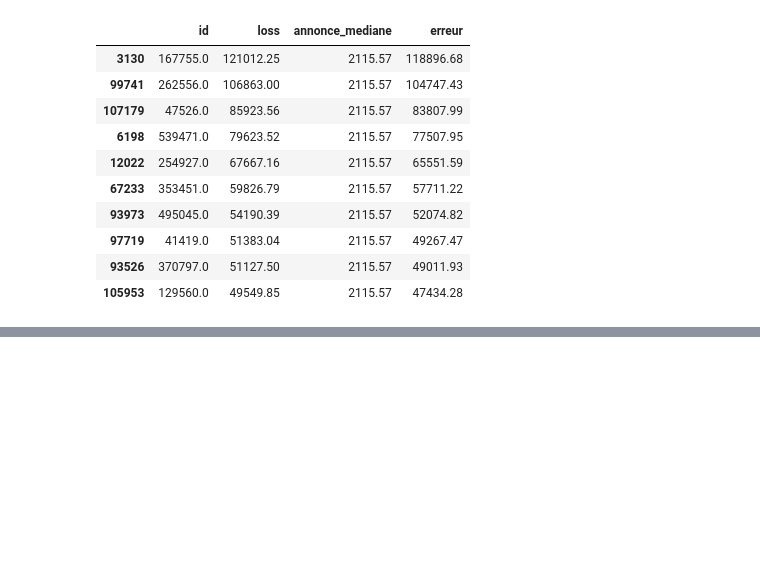
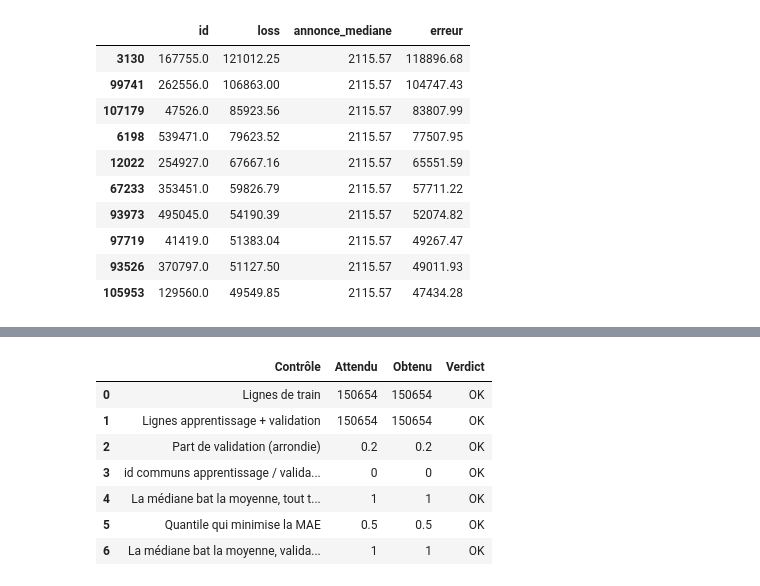
Before and after one commit to kankoufarhane-debug/projet_machine_learning, a Jupyter notebook: FANOU Précieux/04_plancher(1).ipynb, the cells around one changed output, grey strips where cells are left out. Drawn from its saved outputs; the diff is of its cells as text; code cells hidden in the pictures; blank space fills up the shorter version.

Commit message:
Ajout des notebooks Allstate et mise à jour du chargement

```diff
--- a/FANOU Précieux/04_plancher.ipynb
+++ b/FANOU Précieux/04_plancher(1).ipynb
@@ -343,0 +297,79 @@ ATTENTION : au moins un contrôle ne passe pas. Regarder la colonne Verdict.
+# %%
+# ── Ce que fait ce bloc : contrôles internes, puis comparaison avec l'énoncé ──
+quantile_minimal = float(meilleur["quantile"])                 # quantile qui minimise la MAE (bloc 4)
+ids_communs = len(set(app["id"]) & set(val["id"]))             # un id dans les deux parties = fuite
+
+def joli(v):
+    """Affiche 150654 plutôt que 150654.00, et 0.5 tel quel."""
+    return str(int(v)) if float(v).is_integer() else str(round(float(v), 2))
+
+# 1) Contrôles internes : ce qu'un calcul correct doit donner
+controles = [
+    ("Lignes de train",                                   150654, len(train)),
+    ("Lignes apprentissage + validation",                 150654, len(app) + len(val)),
+    ("Part de validation (arrondie)",                     0.2,    round(len(val) / len(train), 2)),
+    ("id communs apprentissage / validation",             0,      ids_communs),
+    ("La médiane bat la moyenne, tout train (1 = oui)",   1,      int(mae_mediane < mae_moyenne)),
+    ("Quantile qui minimise la MAE",                      0.5,    quantile_minimal),
+    ("La médiane bat la moyenne, validation (1 = oui)",   1,      int(mae_val_mediane < mae_val_moyenne)),
+]
+
+recap = pd.DataFrame(controles, columns=["Contrôle", "Attendu", "Obtenu"])
+recap["Verdict"] = recap.apply(
+    lambda ligne: "OK" if ligne["Obtenu"] == ligne["Attendu"] else "ATTENTION", axis=1
+)
+recap["Attendu"] = recap["Attendu"].map(joli)   # mise en forme APRES la comparaison
+recap["Obtenu"] = recap["Obtenu"].map(joli)
+display(recap)
+
+# 2) Comparaison avec l'énoncé : INFORMATION, pas de verdict forcé
+REF_ENONCE = 1807.09        # chiffre de l'énoncé, présenté comme la MAE de la moyenne
+ECART_ENONCE_PCT = 8.9      # écart moyenne / médiane annoncé par l'énoncé
+
+comparaison = pd.DataFrame({
+    "Quantité mesurée": ["MAE de la moyenne (tout train)", "MAE de la médiane (tout train)"],
+    "Valeur mesurée": [round(mae_moyenne, 2), round(mae_mediane, 2)],
+})
+comparaison["Chiffre de l'énoncé"] = REF_ENONCE
+comparaison["Écart (euros)"] = (comparaison["Valeur mesurée"] - REF_ENONCE).round(2)
+comparaison["Écart relatif (%)"] = ((comparaison["Valeur mesurée"] / REF_ENONCE - 1) * 100).round(1)
+display(comparaison)
+
+plus_proche = comparaison.loc[comparaison["Écart (euros)"].abs().idxmin(), "Quantité mesurée"]
+print("Quantité mesurée la plus proche de", REF_ENONCE, ":", plus_proche)
+print(f"Écart moyenne -> médiane mesuré : {ecart_pct:.1f} % (relatif à la moyenne), "
+      f"{ecart_pct_mediane:.1f} % (relatif à la médiane) ; énoncé : {ECART_ENONCE_PCT} %")
+
+# 3) Le résultat à retenir
+resume = pd.DataFrame({
+    "Constante": ["moyenne", "médiane"],
+    "Valeur annoncée (tout train)": [round(moyenne, 2), round(mediane, 2)],
+    "MAE sur tout train": [round(mae_moyenne, 2), round(mae_mediane, 2)],
+    "MAE sur validation (honnête)": [round(mae_val_moyenne, 2), round(mae_val_mediane, 2)],
+})
+display(resume)
+
+print(f"Constante à annoncer sans modèle : {mediane:.2f} (médiane de loss sur tout train)")
+print(f"Plancher à battre (validation)   : {mae_val_mediane:.2f}")
+
+if (recap["Verdict"] == "OK").all():
+    print("Étape 1.10 validée : le plancher est mesuré, les contrôles internes passent.")
+else:
+    print("ATTENTION : au moins un contrôle interne ne passe pas. Regarder la colonne Verdict.")
+
+# ── Résultat attendu (mesuré sur le train.csv complet) ──
+# Tableau de 7 contrôles, tous en OK.
+# Comparaison : la MAE de la médiane (1810.49) est très proche du chiffre 1807.09 de l'énoncé
+# (écart d'environ 0,2 %), alors que celle de la moyenne (1968.14) en est éloignée (environ 8,9 %).
+# C'est une information à NOTER dans le journal (l'énoncé présente 1807.09 comme la MAE de la moyenne) :
+# on ne modifie pas la mesure pour la faire coïncider. Question à poser à l'enseignant.
+# Plancher à battre : 1810.40 (MAE de la médiane sur la validation).
+# %% [output]
+|  | Contrôle | Attendu | Obtenu | Verdict |
+| 0 | Lignes de train | 150654 | 150654 | OK |
+| 1 | Lignes apprentissage + validation | 150654 | 150654 | OK |
+| 2 | Part de validation (arrondie) | 0.2 | 0.2 | OK |
+| 3 | id communs apprentissage / valida... | 0 | 0 | OK |
+| 4 | La médiane bat la moyenne, tout t... | 1 | 1 | OK |
+| 5 | Quantile qui minimise la MAE | 0.5 | 0.5 | OK |
+| 6 | La médiane bat la moyenne, valida... | 1 | 1 | OK |
```
Also changed, not shown: parts of 9 cells of this notebook, 2 other files.
